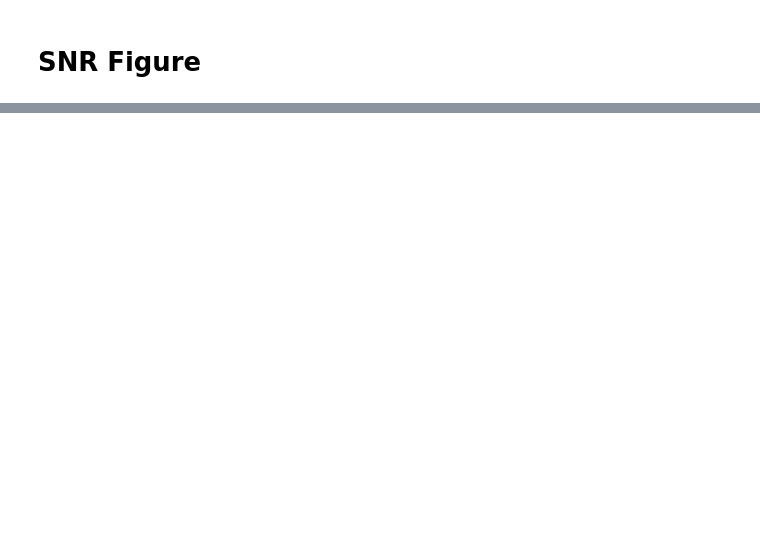
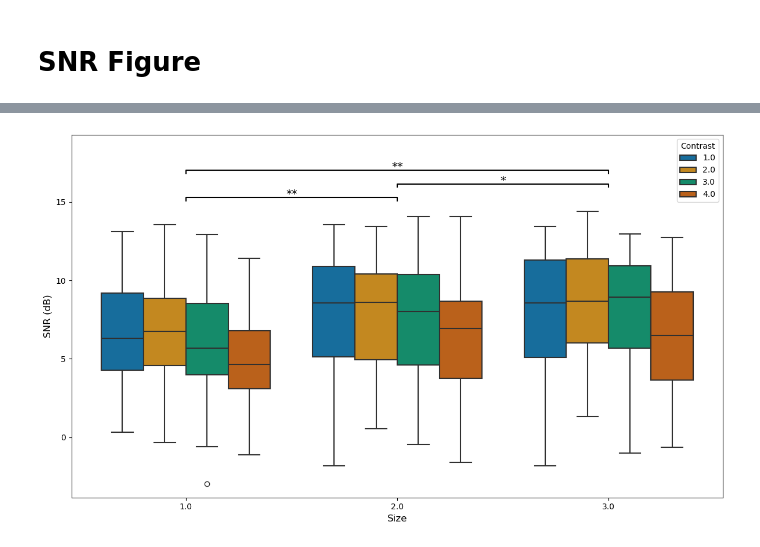
Before and after one commit to kirtonBCIlab/ES_Masters, a Jupyter notebook: Masters-Processing/SNR-Comfort-Figures.ipynb, the cells around one changed output, grey strips where cells are left out. Cells and saved outputs as stored; diff of their text form; code cells hidden in the pictures; blank space fills up the shorter version.

```diff
--- a/Masters-Processing/SNR-Comfort-Figures.ipynb
+++ b/Masters-Processing/SNR-Comfort-Figures.ipynb
@@ -47,0 +98,62 @@ plt.show()
+# %%
+plt.figure(figsize=(12, 7))
+plt.ylim(-3.4, 17.0)
+
+ax = sns.boxplot(data=df_snr, x='Size', y='SNR', hue='Contrast',
+                  palette='colorblind', linewidth=1.5, legend=True)
+
+plt.xlabel('Size', fontsize=12)
+plt.ylabel('SNR (dB)', fontsize=12)
+
+# ============================================
+# SIGNIFICANCE ANNOTATIONS FOR SIZE EFFECT
+# ============================================
+
+# Define size positions (assuming S1=smallest, S2=medium, S3=largest)
+# With 3 size levels, x-positions are typically 0, 1, 2
+size_positions = [0, 1, 2]  # S1, S2, S3
+
+# Get the maximum y-value from your data to position brackets
+y_max = df_snr['SNR'].max()
+y_min = df_snr['SNR'].min()
+y_range = y_max - y_min
+
+# Position brackets at different heights
+bracket_height_s1_s2 = y_max + (y_range * 0.05)   # Lowest bracket
+bracket_height_s2_s3 = y_max + (y_range * 0.10)   # Middle bracket
+bracket_height_s1_s3 = y_max + (y_range * 0.15)   # Highest bracket
+
+# Function to draw a significance bracket
+def add_significance_bracket(ax, x1, x2, y, p_text, fontsize=10, linewidth=1.5):
+    """Draw a significance bracket between two x-positions at height y"""
+    # Horizontal line with vertical drops
+    ax.plot([x1, x1, x2, x2], [y - 0.2, y, y, y - 0.2],
+            color='black', linewidth=linewidth)
+    # p-value text
+    ax.text((x1 + x2) / 2, y - 0.15, p_text,
+            ha='center', va='bottom', fontsize=14)
+
+# Add brackets for all size comparisons
+# S1 vs S2 (p < .001)
+add_significance_bracket(ax, x1=size_positions[0], x2=size_positions[1],
+                         y=bracket_height_s1_s2, p_text='**')
+
+# S2 vs S3 (p = .049)
+add_significance_bracket(ax, x1=size_positions[1], x2=size_positions[2],
+                         y=bracket_height_s2_s3, p_text='*')
+
+# S1 vs S3 (p < .001)
+add_significance_bracket(ax, x1=size_positions[0], x2=size_positions[2],
+                         y=bracket_height_s1_s3, p_text='**')
+
+# Adjust y-limit to accommodate brackets
+plt.ylim(y_min - (y_range * 0.05), y_max + (y_range * 0.28))
+
+plt.tight_layout()
+
+if save_plot:
+    plt.savefig(r"SNR_Figure_2.svg", format='svg', dpi=300)
+
+plt.show()
+# %% [output]
+[figure, added]
```
Also changed, not shown: parts of 6 cells of this notebook, 3 other files.
